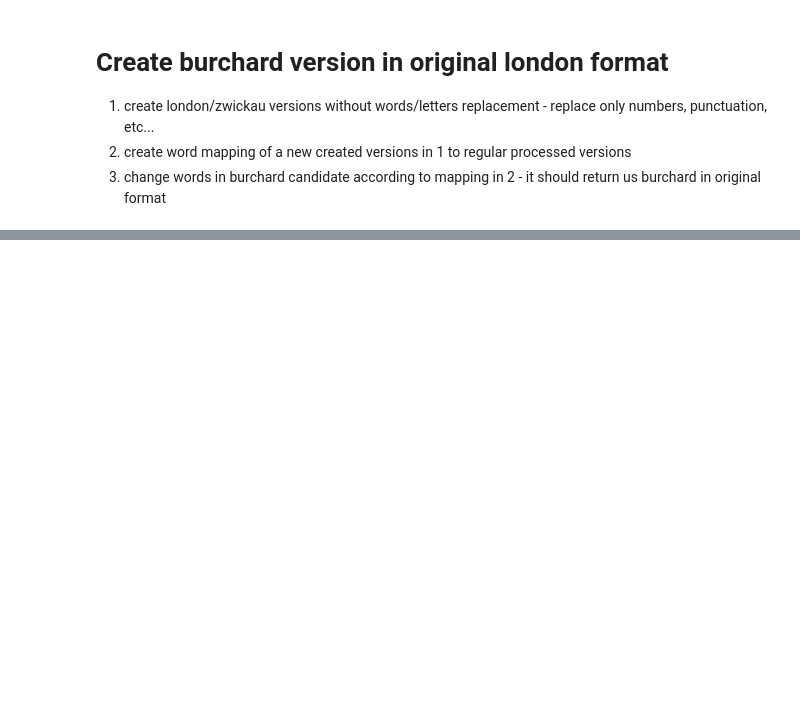
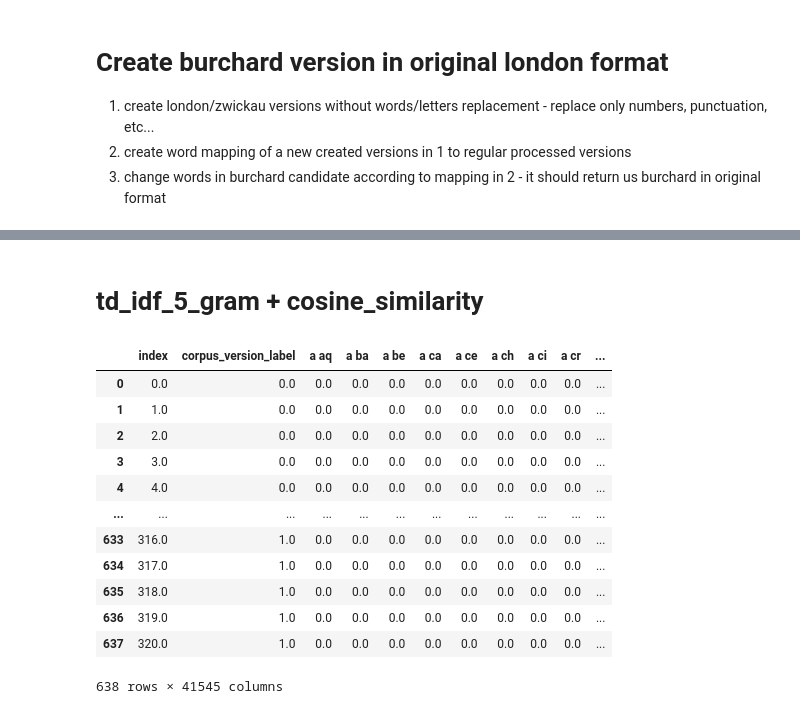
Before and after one commit to sashaaKr/thesis, a Jupyter notebook: notebooks/preparation_for_26.6 (first model).ipynb, the cells around one changed output, grey strips where cells are left out. Drawn from its saved outputs; the diff is of its cells as text; code cells hidden in the pictures; blank space fills up the shorter version.

```diff
--- a/notebooks/preparation_for_26.6 (first model).ipynb
+++ b/notebooks/preparation_for_26.6 (first model).ipynb
@@ -226,0 +190,2 @@ for string, num in c:
+# %% [markdown]
+# td_idf_5_gram + cosine_similarity
@@ -226,0 +201,16 @@ for string, num in c:
+# %%
+features_tfidf_5_gram_cosine_similarity_df
+# %% [output]
+|  | index | corpus_version_label | a aq | a ba | a be | a ca | a ce | a ch | a ci | a cr | ... |
+| 0 | 0.0 | 0.0 | 0.0 | 0.0 | 0.0 | 0.0 | 0.0 | 0.0 | 0.0 | 0.0 | ... |
+| 1 | 1.0 | 0.0 | 0.0 | 0.0 | 0.0 | 0.0 | 0.0 | 0.0 | 0.0 | 0.0 | ... |
+| 2 | 2.0 | 0.0 | 0.0 | 0.0 | 0.0 | 0.0 | 0.0 | 0.0 | 0.0 | 0.0 | ... |
+| 3 | 3.0 | 0.0 | 0.0 | 0.0 | 0.0 | 0.0 | 0.0 | 0.0 | 0.0 | 0.0 | ... |
+| 4 | 4.0 | 0.0 | 0.0 | 0.0 | 0.0 | 0.0 | 0.0 | 0.0 | 0.0 | 0.0 | ... |
+| ... | ... | ... | ... | ... | ... | ... | ... | ... | ... | ... | ... |
+| 633 | 316.0 | 1.0 | 0.0 | 0.0 | 0.0 | 0.0 | 0.0 | 0.0 | 0.0 | 0.0 | ... |
+| 634 | 317.0 | 1.0 | 0.0 | 0.0 | 0.0 | 0.0 | 0.0 | 0.0 | 0.0 | 0.0 | ... |
+| 635 | 318.0 | 1.0 | 0.0 | 0.0 | 0.0 | 0.0 | 0.0 | 0.0 | 0.0 | 0.0 | ... |
+| 636 | 319.0 | 1.0 | 0.0 | 0.0 | 0.0 | 0.0 | 0.0 | 0.0 | 0.0 | 0.0 | ... |
+| 637 | 320.0 | 1.0 | 0.0 | 0.0 | 0.0 | 0.0 | 0.0 | 0.0 | 0.0 | 0.0 | ... |
+638 rows × 41545 columns
```
Also changed, not shown: parts of 66 cells of this notebook, 3 other files.
